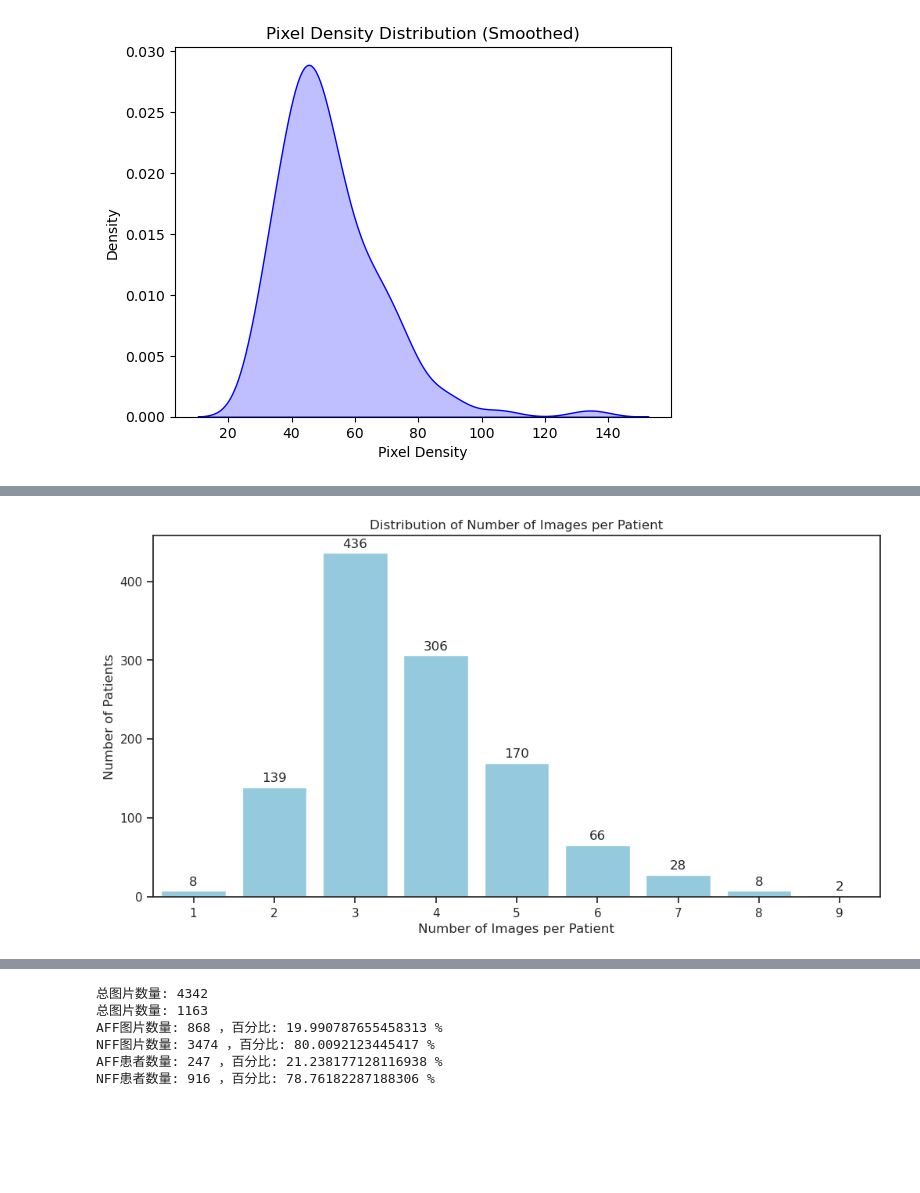
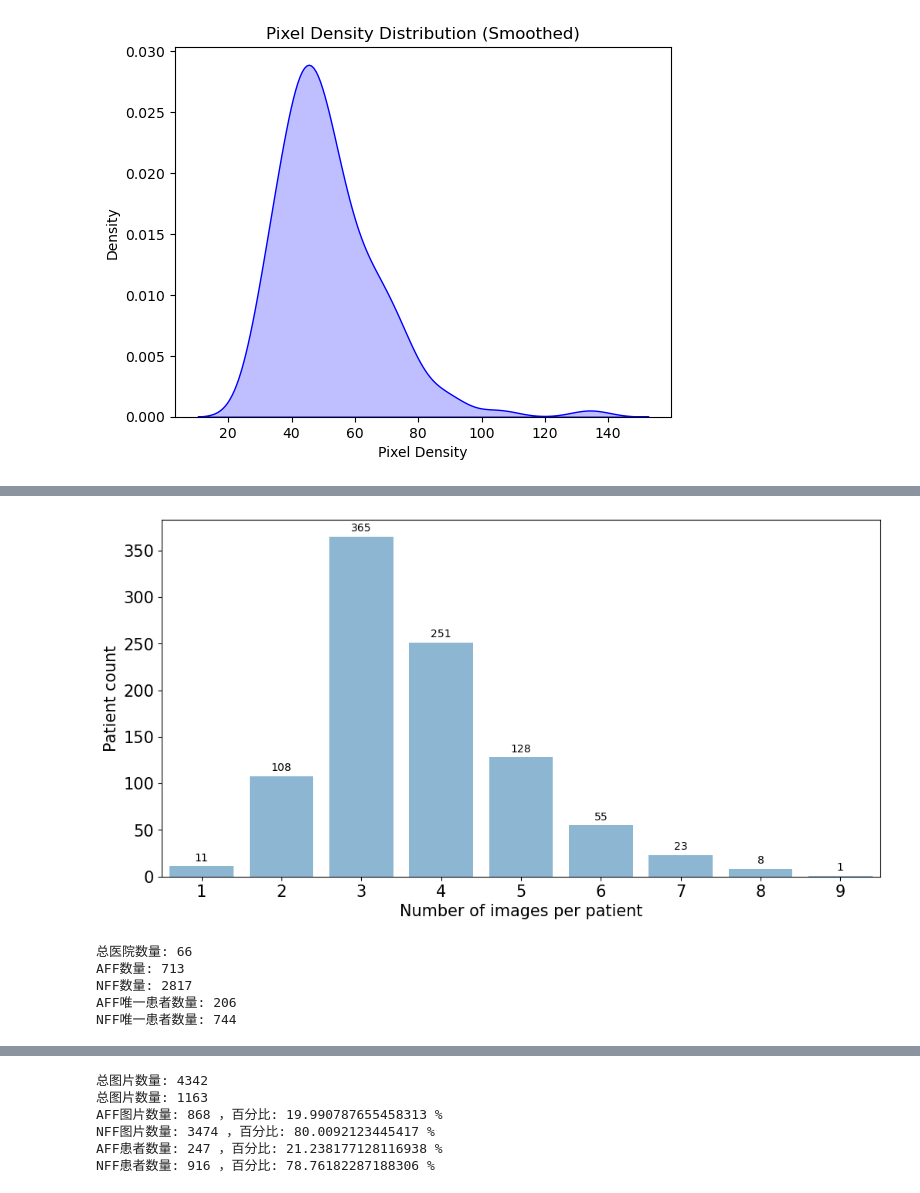
Before and after one commit to honzh073/FL, a Jupyter notebook: code/0_stats&pyradiomics/0_0_data_stats.ipynb, the cells around one changed output, grey strips where cells are left out. Saved outputs shown, nothing was run; the diff lists cells and outputs as text; code cells hidden in the pictures; blank space fills up the shorter version.

```diff
--- a/code/0_stats&pyradiomics/0_0_data_stats.ipynb
+++ b/code/0_stats&pyradiomics/0_0_data_stats.ipynb
@@ -124,26 +170,69 @@ plt.show()
 # %%
 import pandas as pd
 import matplotlib.pyplot as plt
 import seaborn as sns
 
 # 读取CSV文件
-file_path = '/local/data1/honzh073/local_repo/FL/code/2_patient_level/image_data.csv'
+file_path = '/local/data1/honzh073/local_repository/FL/code/csv_json_files/2_image_data.csv'
 data = pd.read_csv(file_path)
+data = data[data['HospitalID'] != 100]
+
 
 # 按PatientID分组并计算每个患者的图片数量
 patient_image_counts = data.groupby('PatientID').size().reset_index(name='Image Count')
 
 # 绘制柱形图，并取消不同颜色
 plt.figure(figsize=(12, 6))
-ax = sns.countplot(x='Image Count', data=patient_image_counts, color='skyblue')
+ax = sns.countplot(x='Image Count', data=patient_image_counts, color=(129/255, 184/255, 223/255))
 
 # 在每个柱形上显示患者数量
 for p in ax.patches:
     ax.annotate(int(p.get_height()), (p.get_x() + p.get_width() / 2., p.get_height()), ha='center', va='center', xytext=(0, 8), textcoords='offset points')
 
-plt.xlabel('Number of Images per Patient')
-plt.ylabel('Number of Patients')
-plt.title('Distribution of Number of Images per Patient')
+plt.xlabel('Number of images per patient', fontsize=15)
+plt.ylabel('Patient count',fontsize=15)
+# plt.title('Distribution of Number of Images per Patient')
+plt.xticks(rotation=0, fontsize=15)  # x-label font size
+plt.yticks(fontsize=15)  # y-label font size
 plt.show()
 # %% [output]
-[figure, old version]
+[figure, new version]
+# %%
+import pandas as pd
+
+# 读取数据
+file_path = '/local/data1/honzh073/local_repository/FL/code/csv_json_files/2_image_data.csv'
+data = pd.read_csv(file_path)
+data = data[data['HospitalID'] != 100]
+
+# 分别统计 AFF 和 NFF 的数量
+aff_data = data[data['Label'] == 'AFF']
+nff_data = data[data['Label'] == 'NFF']
+
+# 统计 AFF 和 NFF 的数量
+aff_count = aff_data.shape[0]
+nff_count = nff_data.shape[0]
+
+
+# 统计医院数量
+total_hospitals = data['HospitalID'].nunique()
+
+# 打印结果
+print("总医院数量:", total_hospitals)
+
+# 打印结果
+print("AFF数量:", aff_count)
+print("NFF数量:", nff_count)
+
+aff_unique_patients = aff_data['PatientID'].nunique()
+nff_unique_patients = nff_data['PatientID'].nunique()
+
+# 打印结果
+print("AFF唯一患者数量:", aff_unique_patients)
+print("NFF唯一患者数量:", nff_unique_patients)
+# %% [output]
+总医院数量: 66
+AFF数量: 713
+NFF数量: 2817
+AFF唯一患者数量: 206
+NFF唯一患者数量: 744
```
Also changed, not shown: parts of 14 cells of this notebook, 31 other files.
